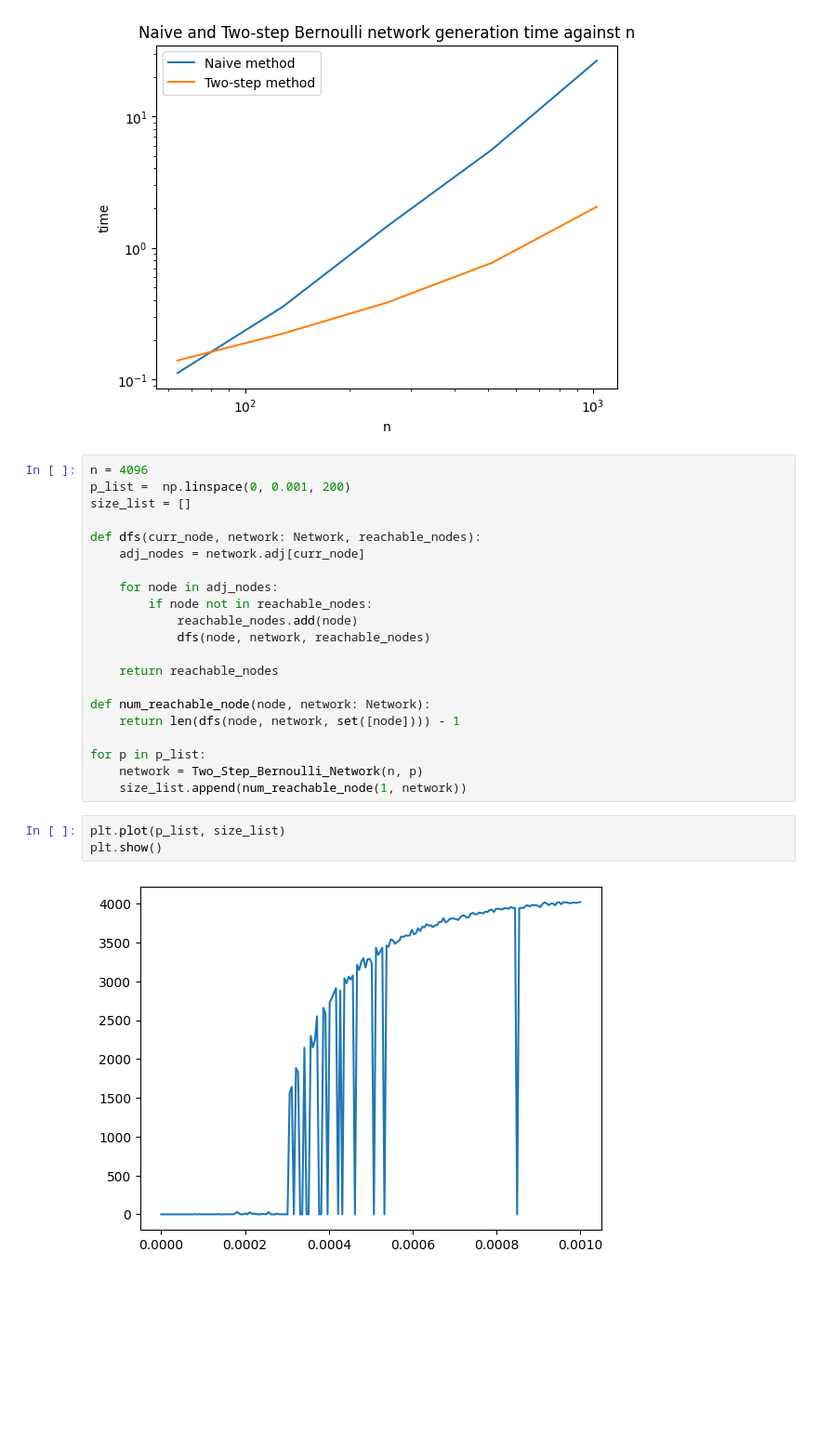
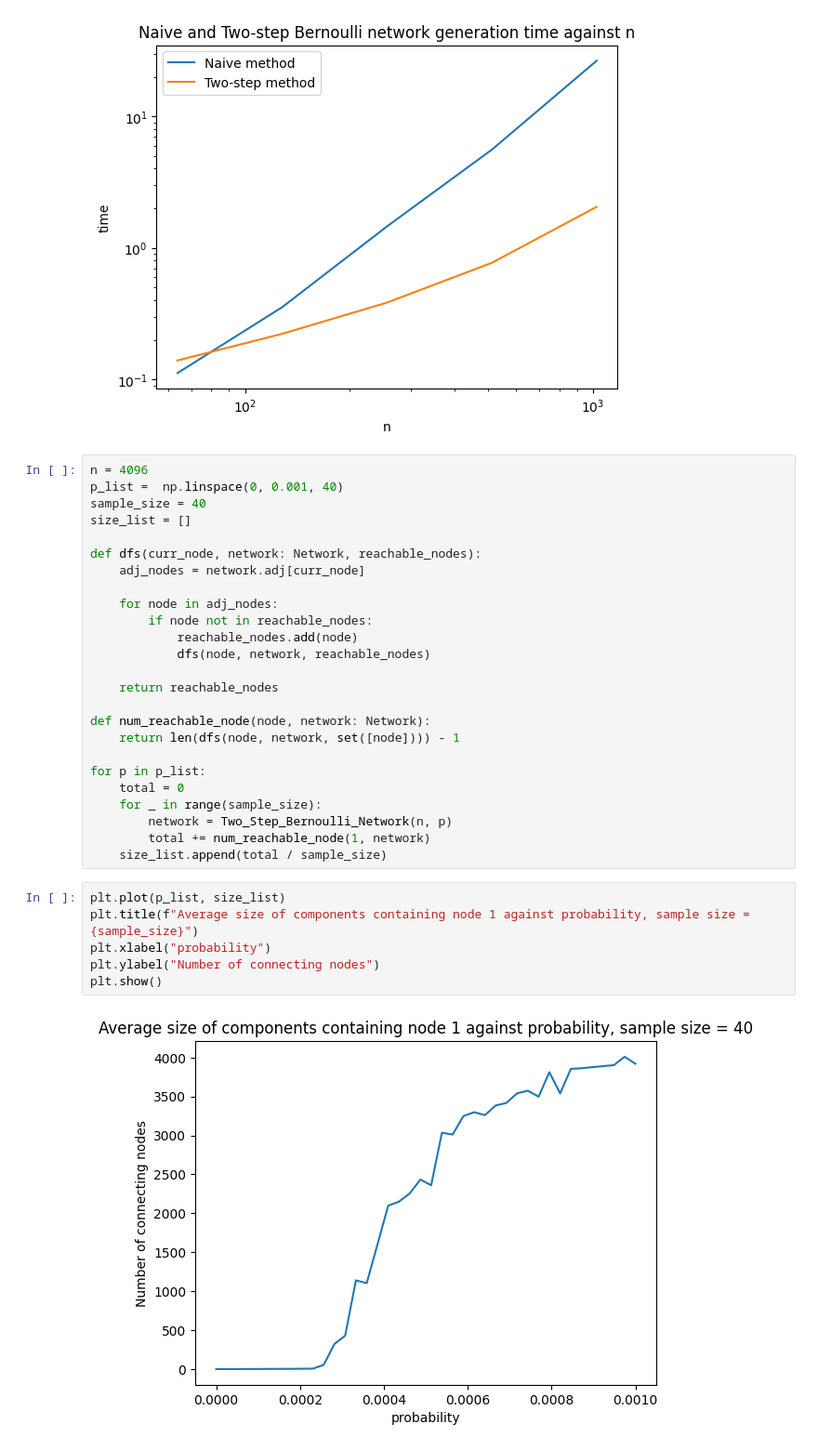
Before and after one commit to ChloeYiu/Network-Friendship-Disease, a Jupyter notebook: week_one.ipynb, the cells around one changed output. Shown at 93% size. Saved outputs shown, nothing was run; the diff lists cells and outputs as text; blank space fills up the shorter version.

```diff
--- a/week_one.ipynb
+++ b/week_one.ipynb
@@ -122,7 +122,8 @@ plt.show()
 [figure]
 # %%
 n = 4096
-p_list =  np.linspace(0, 0.001, 200)
+p_list =  np.linspace(0, 0.001, 40)
+sample_size = 40
 size_list = []
 
 def dfs(curr_node, network: Network, reachable_nodes):
@@ -139,10 +140,16 @@ def num_reachable_node(node, network: Network):
     return len(dfs(node, network, set([node]))) - 1
 
 for p in p_list:
-    network = Two_Step_Bernoulli_Network(n, p)
-    size_list.append(num_reachable_node(1, network))
+    total = 0
+    for _ in range(sample_size):
+        network = Two_Step_Bernoulli_Network(n, p)
+        total += num_reachable_node(1, network)
+    size_list.append(total / sample_size)
-# %%
-plt.plot(p_list, size_list)
-plt.show()
-# %% [output]
-[figure, removed]
+# %%
+plt.plot(p_list, size_list)
+plt.title(f"Average size of components containing node 1 against probability, sample size = {sample_size}")
+plt.xlabel("probability")
+plt.ylabel("Number of connecting nodes")
+plt.show()
+# %% [output]
+[figure, added]
```
Also changed, not shown: parts of 4 cells of this notebook.
